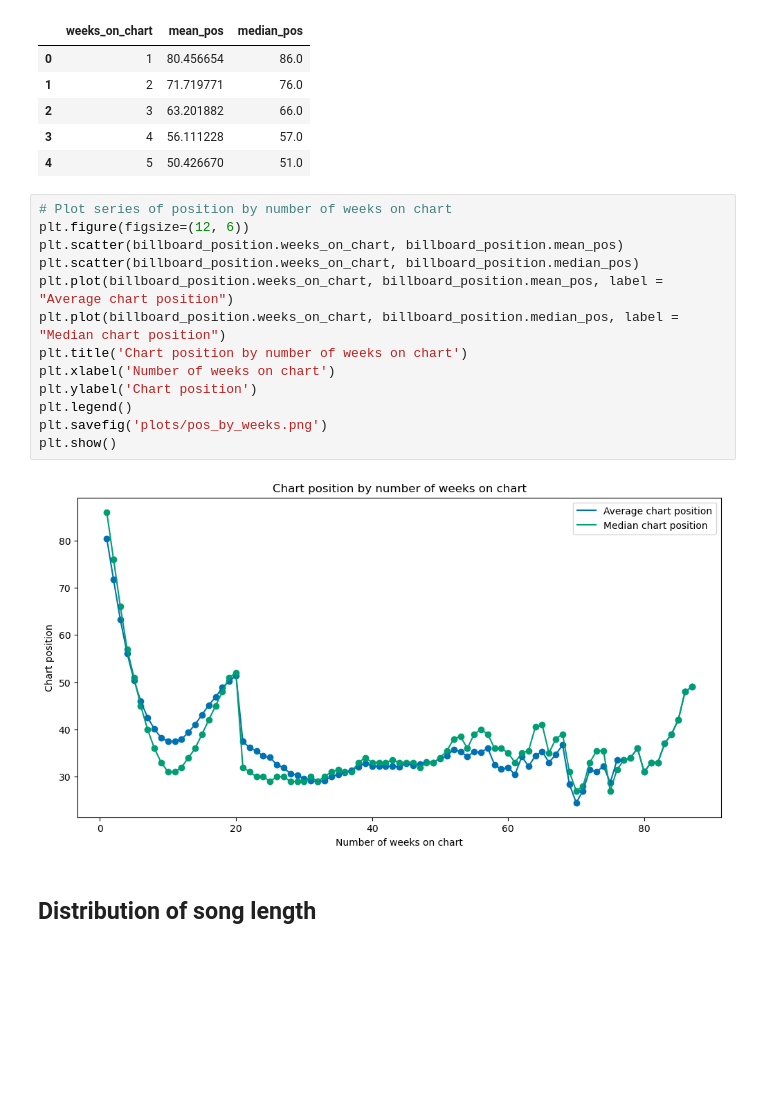
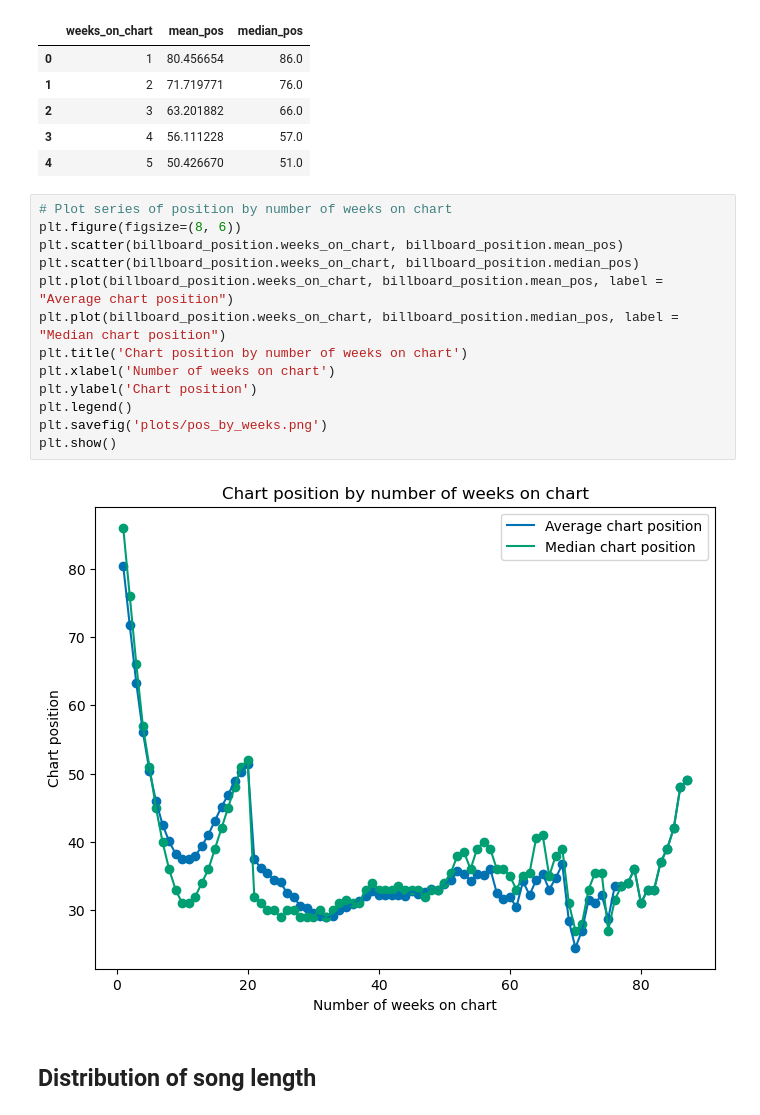
Before and after one commit to dliang5299/Spotify-Analysis, a Jupyter notebook: other_attributes_analysis.ipynb, the cells around one changed output. Saved outputs shown, nothing was run; the diff lists cells and outputs as text; blank space fills up the shorter version.

```diff
--- a/Deric_EDA.ipynb
+++ b/other_attributes_analysis.ipynb
@@ -198,19 +198,19 @@ billboard_position.head()
 | 4 | 5 | 50.426670 | 51.0 |
 # %%
 # Plot series of position by number of weeks on chart
-plt.figure(figsize=(12, 6))
+plt.figure(figsize=(8, 6))
 plt.scatter(billboard_position.weeks_on_chart, billboard_position.mean_pos)
 plt.scatter(billboard_position.weeks_on_chart, billboard_position.median_pos)
 plt.plot(billboard_position.weeks_on_chart, billboard_position.mean_pos, label = "Average chart position")
 plt.plot(billboard_position.weeks_on_chart, billboard_position.median_pos, label = "Median chart position")
 plt.title('Chart position by number of weeks on chart')
 plt.xlabel('Number of weeks on chart')
 plt.ylabel('Chart position')
 plt.legend()
 plt.savefig('plots/pos_by_weeks.png')
 plt.show()
 # %% [output]
-[figure, old version]
+[figure, new version]
 # %% [markdown]
 ## Distribution of song length
 # %%
```
Also changed, not shown: parts of 1 cell of this notebook, 2 other files.
